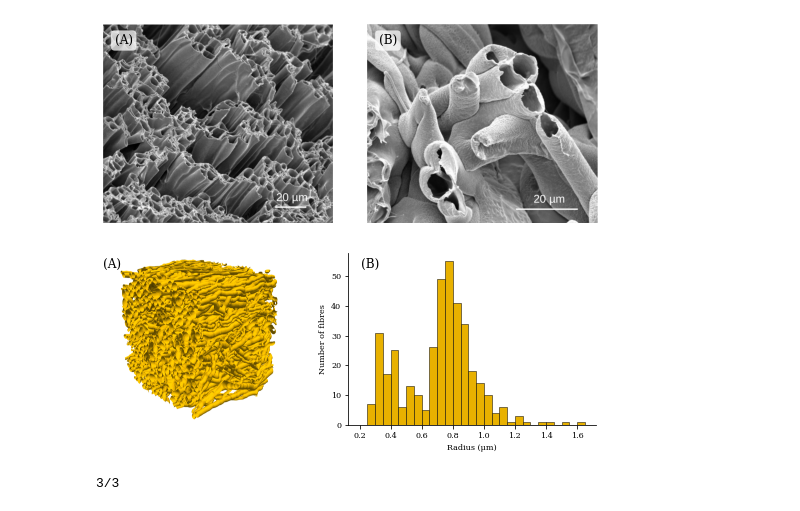
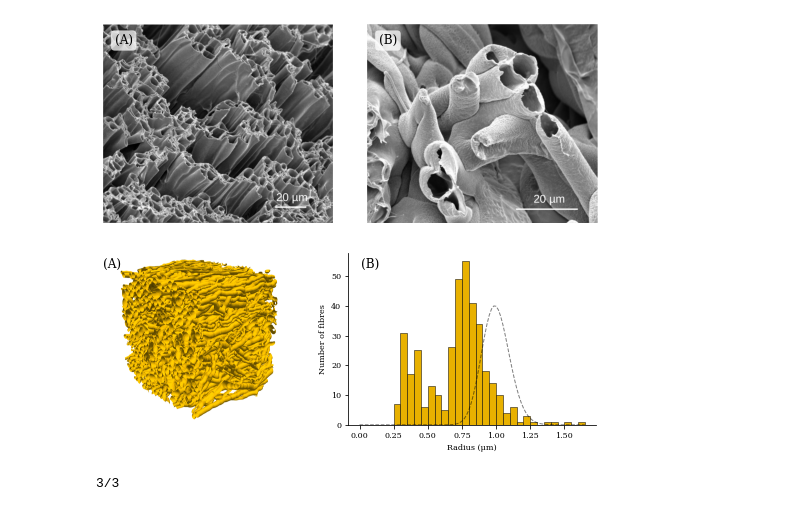
Before and after one commit to kerkelae/ufa-model-comparison, a Jupyter notebook: analysis.ipynb, the cells around one changed output. Cells and saved outputs as stored; diff of their text form; code cells hidden in the pictures.

```diff
--- a/analysis.ipynb
+++ b/analysis.ipynb
@@ -129,29 +129,34 @@ fig.savefig('../LaTeX/Figures/phantom_sem.pdf', dpi=dpi)
 # %%
 # Create the mesh figure
 
 radii = np.loadtxt('ConFiG/mean_rad.txt')
 img = np.array(PIL.Image.open('../LaTeX/Figures/config_mesh.png'))
 
 fig, ax = plt.subplots(1, 2, figsize=(two_column, 3))
 ax[0].imshow(img)
 ax[0].axis('off')
 hs = ax[1].hist(radii, edgecolor='black', color=(233/256, 178/256, 0),
                 bins=np.arange(4, 34) / 20, linewidth=.5)
 ax[1].set_xlabel('Radius (μm)')
 ax[1].set_ylabel('Number of fibres')
 ax[1].spines['right'].set_visible(False)
 ax[1].spines['top'].set_visible(False)
 ax[0].text(-0.05, .975, '(A)', verticalalignment='top',
            horizontalalignment='left', fontsize=label_font_size, color='black',
            transform=ax[0].transAxes)
 ax[1].text(0.05, .975, '(B)', verticalalignment='top',
            horizontalalignment='left', fontsize=label_font_size, color='black',
            fontdict={'family' : 'serif'}, transform=ax[1].transAxes)
+x = np.linspace(0, 1.65, 100)
+ax[1].plot(x, 10 * scipy.stats.gamma.pdf(x, a=100, scale=1/100), lw=1,
+           alpha=.5, ls='--', color='black')
+#ax = ax[1].twinx()
+#ax.set_ylabel('P (AU)', color='tab:orange')
 fig.tight_layout()
 plt.show()
 fig.savefig('../LaTeX/Figures/mesh_figure.pdf', dpi=dpi)
 # %% [output]
-[figure, old version]
+[figure, new version]
 # %%
 # Load volunteer and phantom data
 
```
Also changed, not shown: parts of 12 cells of this notebook, 2 other files.
